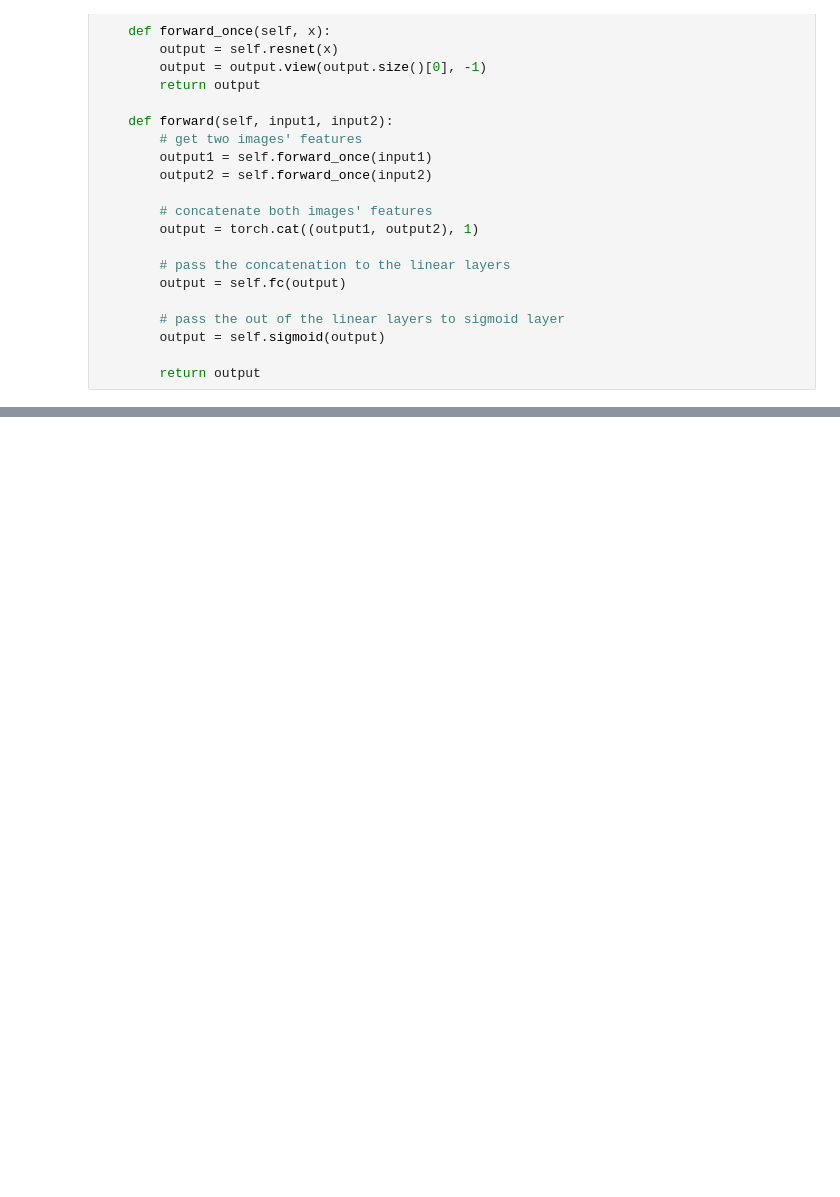
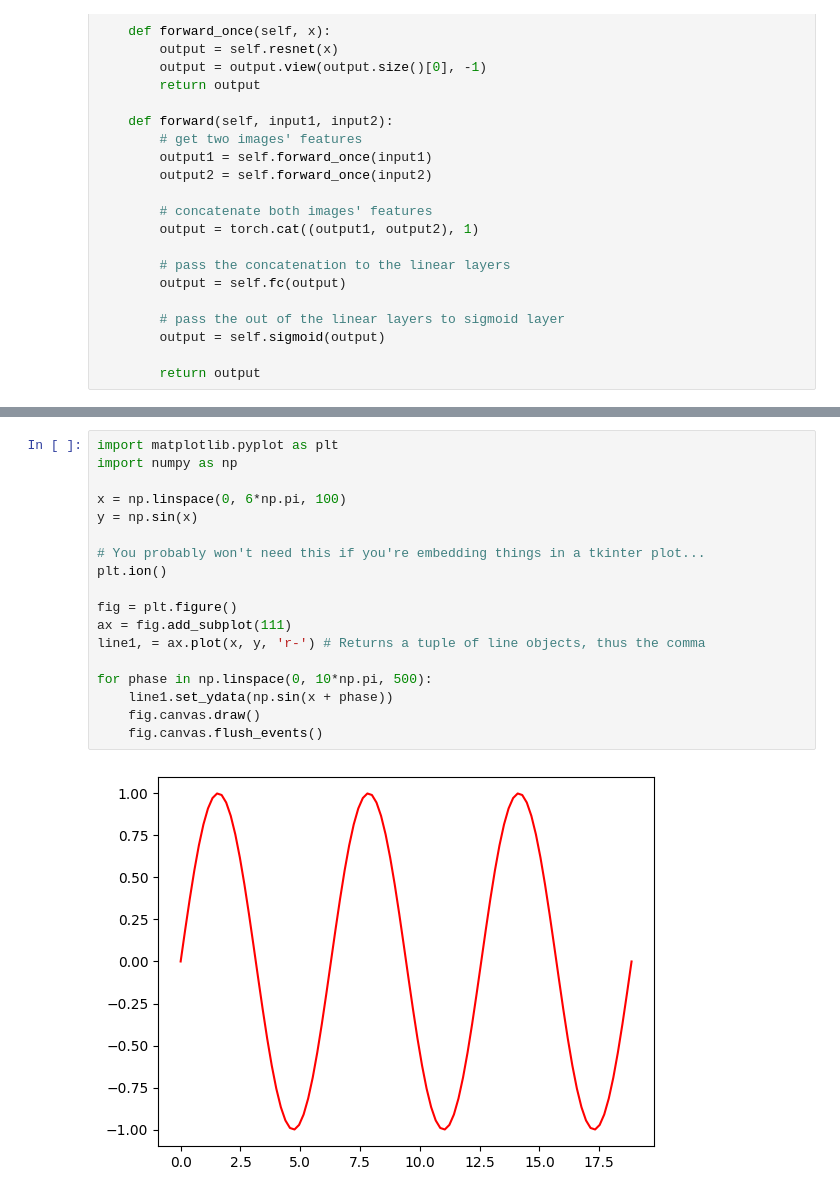
Before and after one commit to thekyler1/vsEnv, a Jupyter notebook: resnet.ipynb, the cells around one changed output, grey strips where cells are left out. Saved outputs shown, nothing was run; the diff lists cells and outputs as text; blank space fills up the shorter version.

```diff
--- a/resnet.ipynb
+++ b/resnet.ipynb
@@ -205,0 +326,20 @@ RuntimeError: Found dtype Long but expected Float
+# %%
+import matplotlib.pyplot as plt
+import numpy as np
+
+x = np.linspace(0, 6*np.pi, 100)
+y = np.sin(x)
+
+# You probably won't need this if you're embedding things in a tkinter plot...
+plt.ion()
+
+fig = plt.figure()
+ax = fig.add_subplot(111)
+line1, = ax.plot(x, y, 'r-') # Returns a tuple of line objects, thus the comma
+
+for phase in np.linspace(0, 10*np.pi, 500):
+    line1.set_ydata(np.sin(x + phase))
+    fig.canvas.draw()
+    fig.canvas.flush_events()
+# %% [output]
+[figure, added]
```
Also changed, not shown: parts of 5 cells of this notebook.
